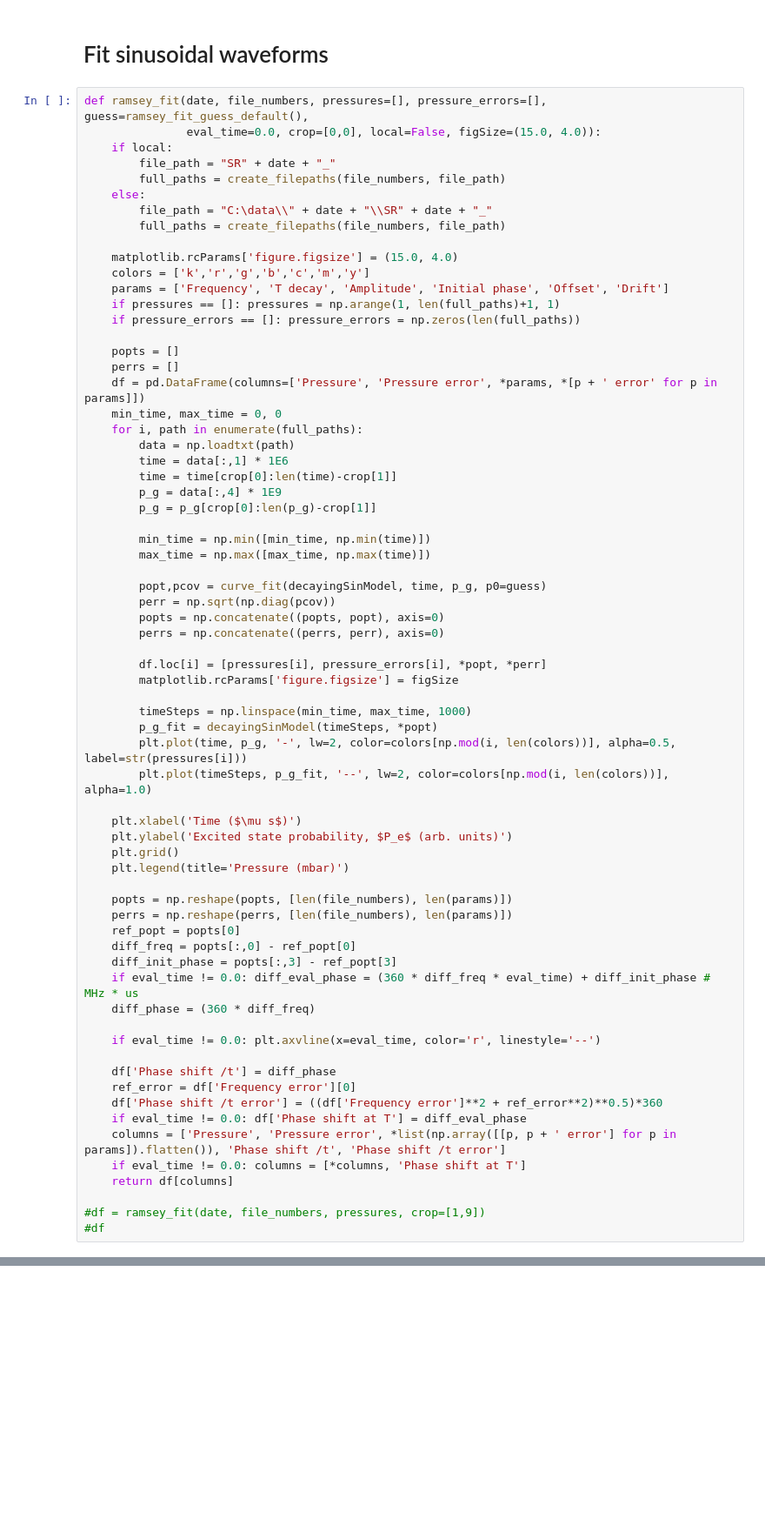
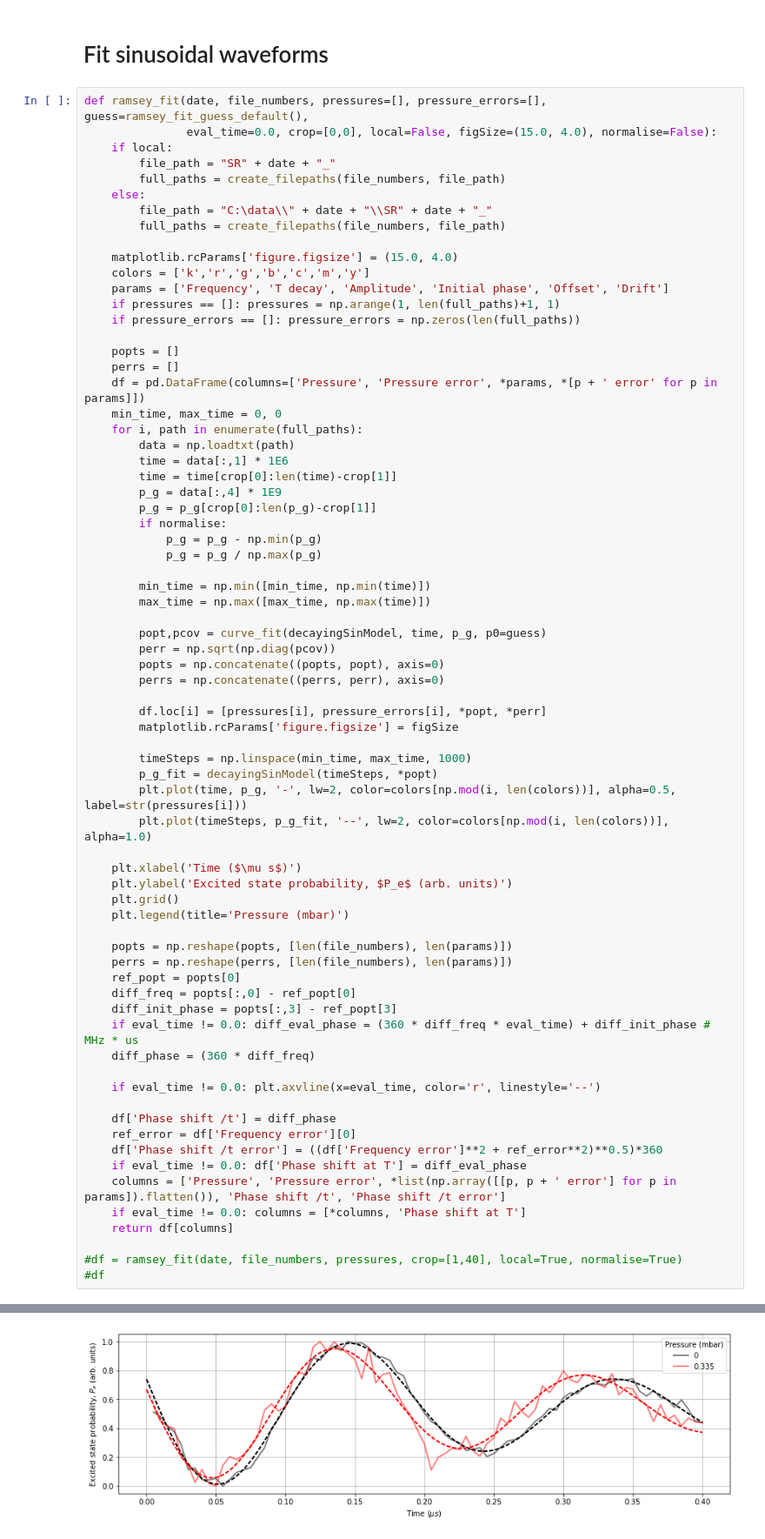
Before and after one commit to aa-morgan/rydberg-general, a Jupyter notebook: nh3_collisions/ramsey_fit.ipynb, the cells around one changed output, grey strips where cells are left out. Shown at 87% size. Cells and saved outputs as stored; diff of their text form; blank space fills up the shorter version.

```diff
--- a/nh3_collisions/ramsey_fit.ipynb
+++ b/nh3_collisions/ramsey_fit.ipynb
@@ -76,7 +81,7 @@ def ramsey_fit_test(date, file_numbers, pressures=[], pressure_errors=[], guess=
 # Fit sinusoidal waveforms
 # %%
 def ramsey_fit(date, file_numbers, pressures=[], pressure_errors=[], guess=ramsey_fit_guess_default(),
-               eval_time=0.0, crop=[0,0], local=False, figSize=(15.0, 4.0)):
+               eval_time=0.0, crop=[0,0], local=False, figSize=(15.0, 4.0), normalise=False):
     if local:
         file_path = "SR" + date + "_"
         full_paths = create_filepaths(file_numbers, file_path)
@@ -100,6 +105,9 @@ def ramsey_fit(date, file_numbers, pressures=[], pressure_errors=[], guess=ramse
         time = time[crop[0]:len(time)-crop[1]]
         p_g = data[:,4] * 1E9
         p_g = p_g[crop[0]:len(p_g)-crop[1]]
+        if normalise:
+            p_g = p_g - np.min(p_g)
+            p_g = p_g / np.max(p_g)
 
         min_time = np.min([min_time, np.min(time)])
         max_time = np.max([max_time, np.max(time)])
@@ -140,5 +148,6 @@ def ramsey_fit(date, file_numbers, pressures=[], pressure_errors=[], guess=ramse
     if eval_time != 0.0: columns = [*columns, 'Phase shift at T']
     return df[columns]
 
-#df = ramsey_fit(date, file_numbers, pressures, crop=[1,9])
+#df = ramsey_fit(date, file_numbers, pressures, crop=[1,40], local=True, normalise=True)
 #df
+# %% [output]
@@ -144,0 +157 @@ def ramsey_fit(date, file_numbers, pressures=[], pressure_errors=[], guess=ramse
+[figure, added]
```
Also changed, not shown: parts of 4 cells of this notebook, 1 other file.
